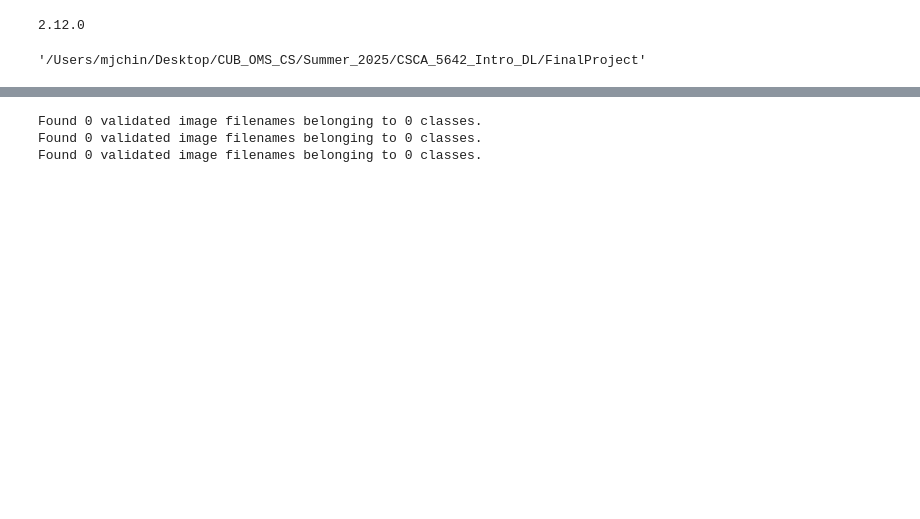
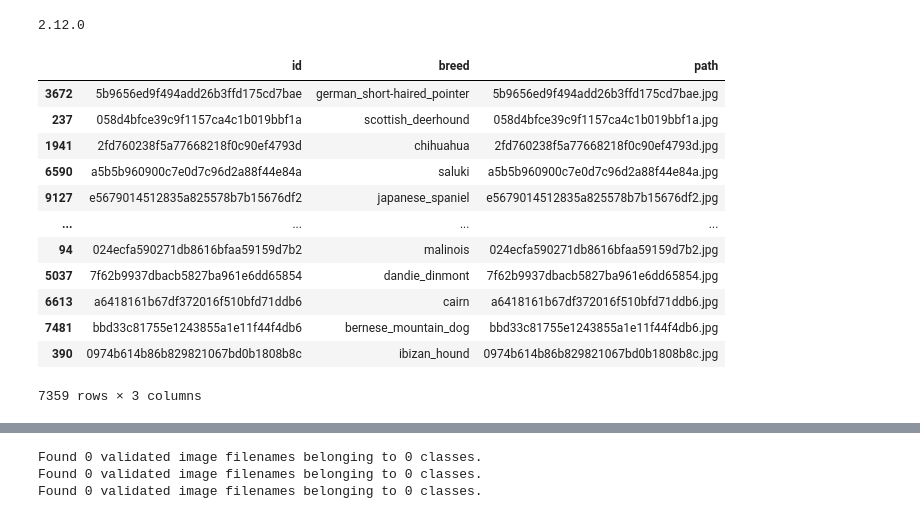
Before and after one commit to matthewjchin/dogbreedclassification, a Jupyter notebook: dog_breed_class.ipynb, the cells around one changed output, grey strips where cells are left out. Cells and saved outputs as stored; diff of their text form; code cells hidden in the pictures; blank space fills up the shorter version.

```diff
--- a/dog_breed_class.ipynb
+++ b/dog_breed_class.ipynb
@@ -316,3 +316,6 @@ len(os.listdir('dog-breed-identification/train'))
 len(os.listdir('dog-breed-identification/test'))
 # %% [output]
 10357
+# %%
+# Add folder path to image files
+labels['path'] = labels['id'].apply(lambda x : x + '.jpg')
@@ -368,10 +540,23 @@ valid_gen = ImageDataGenerator(rescale=1./255)
 # %%
 # Set up the train-test split to be 80%-20%
-train_set, test_set = train_test_split(labels, train_size=0.2, random_state=RANDOM_STATE)
+RANDOM = 24
+train_set, test_set = train_test_split(labels, test_size=0.2, random_state=RANDOM)
 
-# Initialize a validation set
-train_set, valid_set = train_test_split(train_set, train_size=0.2, random_state=RANDOM_STATE)
+# Initialize a validation set, make test size 10%
+train_set, valid_set = train_test_split(train_set, test_size=0.1, random_state=RANDOM)
-# %%
-os.getcwd()
-# %% [output]
-'/Users/mjchin/Desktop/CUB_OMS_CS/Summer_2025/CSCA_5642_Intro_DL/FinalProject'
+# %%
+train_set
+# %% [output]
+|  | id | breed | path |
+| 3672 | 5b9656ed9f494add26b3ffd175cd7bae | german_short-haired_pointer | 5b9656ed9f494add26b3ffd175cd7bae.jpg |
+| 237 | 058d4bfce39c9f1157ca4c1b019bbf1a | scottish_deerhound | 058d4bfce39c9f1157ca4c1b019bbf1a.jpg |
+| 1941 | 2fd760238f5a77668218f0c90ef4793d | chihuahua | 2fd760238f5a77668218f0c90ef4793d.jpg |
+| 6590 | a5b5b960900c7e0d7c96d2a88f44e84a | saluki | a5b5b960900c7e0d7c96d2a88f44e84a.jpg |
+| 9127 | e5679014512835a825578b7b15676df2 | japanese_spaniel | e5679014512835a825578b7b15676df2.jpg |
+| ... | ... | ... | ... |
+| 94 | 024ecfa590271db8616bfaa59159d7b2 | malinois | 024ecfa590271db8616bfaa59159d7b2.jpg |
+| 5037 | 7f62b9937dbacb5827ba961e6dd65854 | dandie_dinmont | 7f62b9937dbacb5827ba961e6dd65854.jpg |
+| 6613 | a6418161b67df372016f510bfd71ddb6 | cairn | a6418161b67df372016f510bfd71ddb6.jpg |
+| 7481 | bbd33c81755e1243855a1e11f44f4db6 | bernese_mountain_dog | bbd33c81755e1243855a1e11f44f4db6.jpg |
+| 390 | 0974b614b86b829821067bd0b1808b8c | ibizan_hound | 0974b614b86b829821067bd0b1808b8c.jpg |
+7359 rows × 3 columns
```
Also changed, not shown: parts of 24 cells of this notebook.
